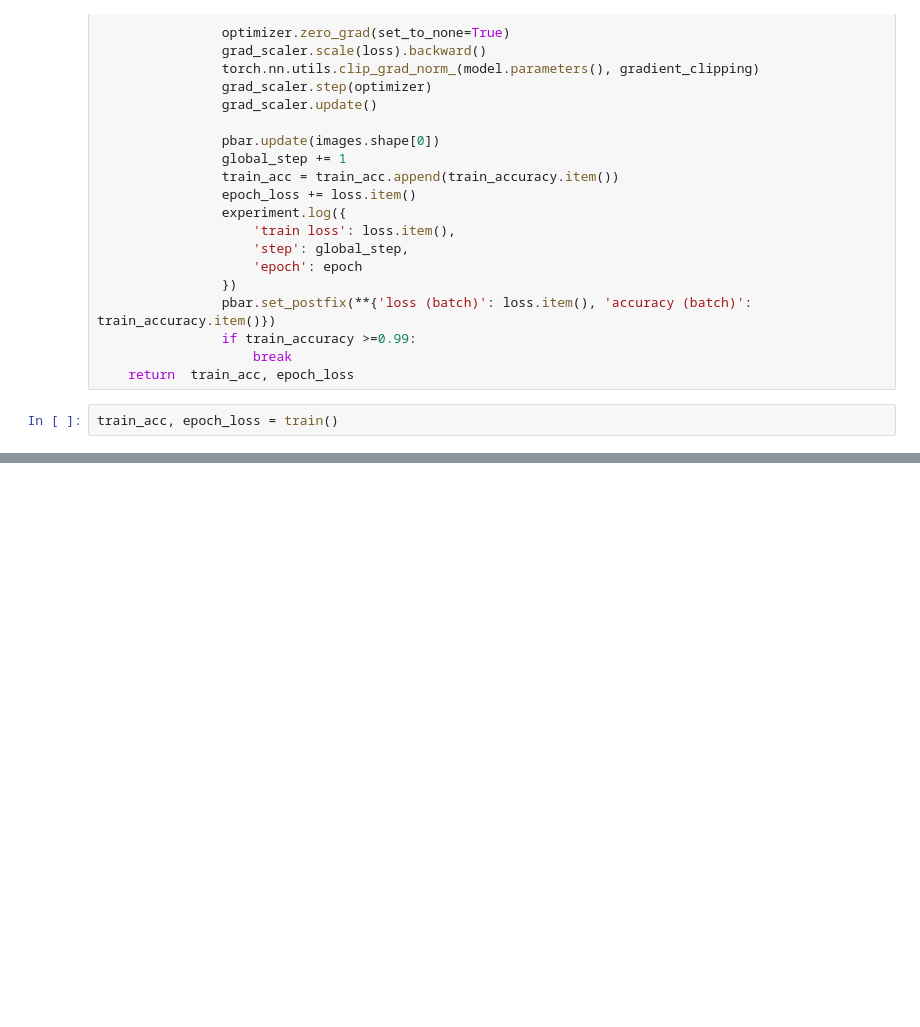
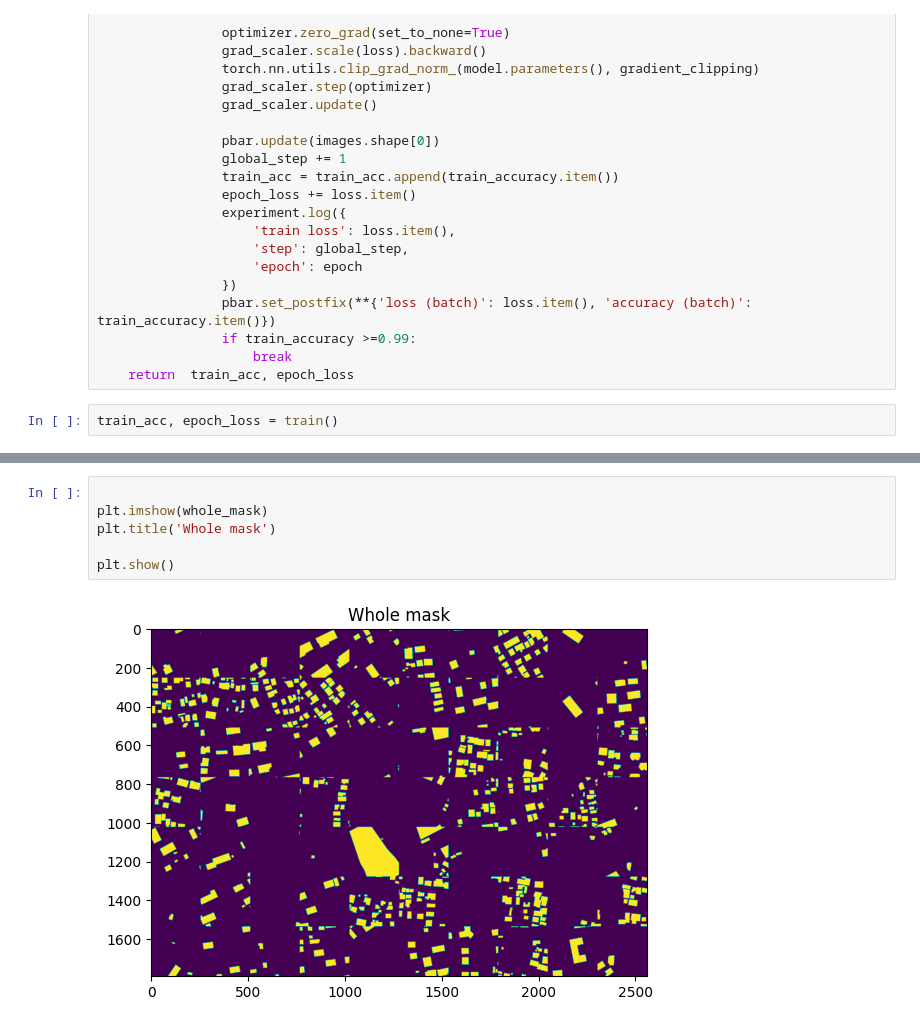
Before and after one commit to enguy-hub/VGI_BuildingSegmentation, a Jupyter notebook: train.ipynb, the cells around one changed output, grey strips where cells are left out. Cells and saved outputs as stored; diff of their text form; blank space fills up the shorter version.

```diff
--- a/train.ipynb
+++ b/train.ipynb
@@ -305,0 +336,8 @@ plt.show()
+# %%
+
+plt.imshow(whole_mask)
+plt.title('Whole mask')
+
+plt.show()
+# %% [output]
+[figure, added]
```
Also changed, not shown: parts of 10 cells of this notebook.
